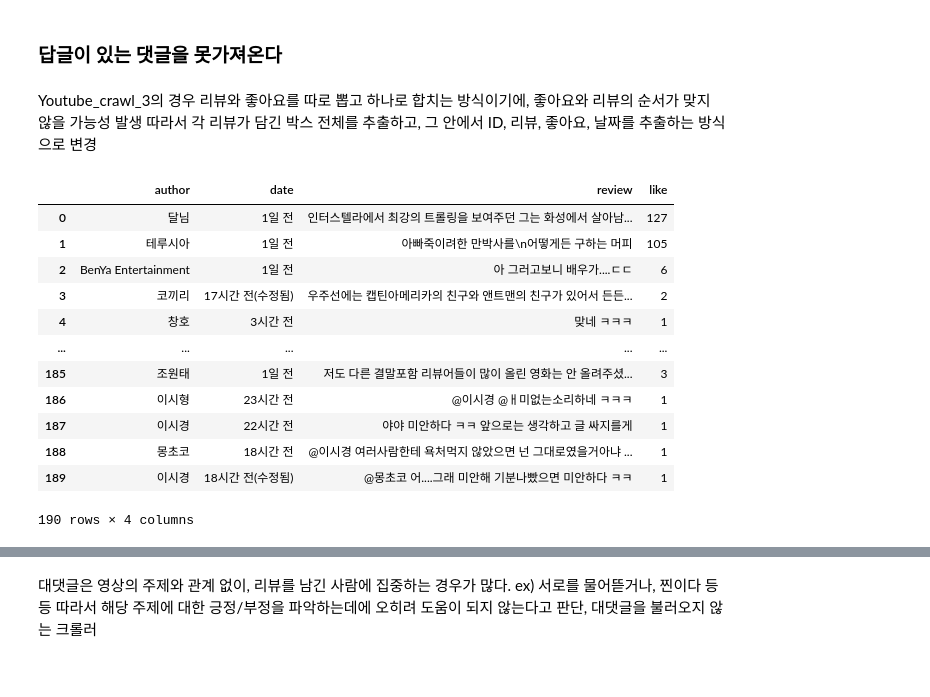
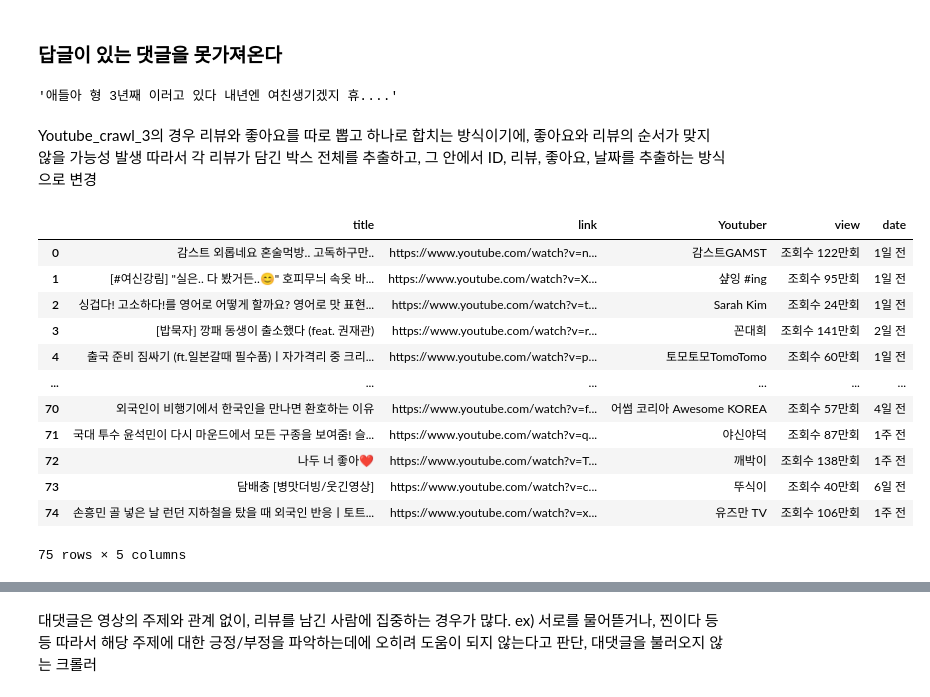
Before and after one commit to subeomsp/TIL_2, a Jupyter notebook: 유튜브 크롤링/유튜브 리뷰 크롤링.ipynb, the cells around one changed output, grey strips where cells are left out. Drawn from its saved outputs; the diff is of its cells as text; code cells hidden in the pictures.

```diff
--- a/유튜브 크롤링/유튜브 리뷰 크롤링.ipynb
+++ b/유튜브 크롤링/유튜브 리뷰 크롤링.ipynb
@@ -250,3 +252,7 @@ def Youtube_crawl_3(url):
+# %%
+test[0].text
+# %% [output]
+'애들아 형 3년째 이러고 있다 내년엔 여친생기겠지 휴....'
 # %% [markdown]
 Youtube_crawl_3의 경우 리뷰와 좋아요를 따로 뽑고 하나로 합치는 방식이기에, 좋아요와 리뷰의 순서가 맞지 않을 가능성 발생
 따라서 각 리뷰가 담긴 박스 전체를 추출하고, 그 안에서 ID, 리뷰, 좋아요, 날짜를 추출하는 방식으로 변경
@@ -339,19 +347,19 @@ def Youtube_crawl_4(url):
     print('time: {}'.format(end-start))
 
     return df
-# %%
-df = Youtube_crawl_4('https://www.youtube.com/watch?v=xwhhAkz-wFk')
-# %% [output]
-|  | author | date | review | like |
-| 0 | 달님 | 1일 전 | 인터스텔라에서 최강의 트롤링을 보여주던 그는 화성에서 살아남... | 127 |
-| 1 | 테루시아 | 1일 전 | 아빠죽이려한 만박사를\n어떻게든 구하는 머피 | 105 |
-| 2 | BenYa Entertainment | 1일 전 | 아 그러고보니 배우가....ㄷㄷ | 6 |
-| 3 | 코끼리 | 17시간 전(수정됨) | 우주선에는 캡틴아메리카의 친구와 앤트맨의 친구가 있어서 든든... | 2 |
-| 4 | 창호 | 3시간 전 | 맞네 ㅋㅋㅋ | 1 |
-| ... | ... | ... | ... | ... |
-| 185 | 조원태 | 1일 전 | 저도 다른 결말포함 리뷰어들이 많이 올린 영화는 안 올려주셨... | 3 |
-| 186 | 이시형 | 23시간 전 | @이시경 @ㅐ미없는소리하네 ㅋㅋㅋ | 1 |
-| 187 | 이시경 | 22시간 전 | 야야 미안하다 ㅋㅋ 앞으로는 생각하고 글 싸지를게 | 1 |
-| 188 | 몽초코 | 18시간 전 | @이시경 여러사람한테 욕처먹지 않았으면 넌 그대로였을거아냐 ... | 1 |
-| 189 | 이시경 | 18시간 전(수정됨) | @몽초코 어....그래 미안해 기분나빴으면 미안하다 ㅋㅋ | 1 |
-190 rows × 4 columns
+# %%
+df
+# %% [output]
+|  | title | link | Youtuber | view | date |
+| 0 | 감스트 외롭네요 혼술먹방.. 고독하구만.. | https://www.youtube.com/watch?v=n... | 감스트GAMST | 조회수 122만회 | 1일 전 |
+| 1 | [#여신강림] "실은.. 다 봤거든..😊" 호피무늬 속옷 바... | https://www.youtube.com/watch?v=X... | 샾잉 #ing | 조회수 95만회 | 1일 전 |
+| 2 | 싱겁다! 고소하다!를 영어로 어떻게 할까요? 영어로 맛 표현... | https://www.youtube.com/watch?v=t... | Sarah Kim | 조회수 24만회 | 1일 전 |
+| 3 | [밥묵자] 깡패 동생이 출소했다 (feat. 권재관) | https://www.youtube.com/watch?v=r... | 꼰대희 | 조회수 141만회 | 2일 전 |
+| 4 | 출국 준비 짐싸기 (ft.일본갈때 필수품)ㅣ자가격리 중 크리... | https://www.youtube.com/watch?v=p... | 토모토모TomoTomo | 조회수 60만회 | 1일 전 |
+| ... | ... | ... | ... | ... | ... |
+| 70 | 외국인이 비행기에서 한국인을 만나면 환호하는 이유 | https://www.youtube.com/watch?v=f... | 어썸 코리아 Awesome KOREA | 조회수 57만회 | 4일 전 |
+| 71 | 국대 투수 윤석민이 다시 마운드에서 모든 구종을 보여줌! 슬... | https://www.youtube.com/watch?v=q... | 야신야덕 | 조회수 87만회 | 1주 전 |
+| 72 | 나두 너 좋아❤️ | https://www.youtube.com/watch?v=T... | 깨박이 | 조회수 138만회 | 1주 전 |
+| 73 | 담배충 [병맛더빙/웃긴영상] | https://www.youtube.com/watch?v=c... | 뚜식이 | 조회수 40만회 | 6일 전 |
+| 74 | 손흥민 골 넣은 날 런던 지하철을 탔을 때 외국인 반응ㅣ토트... | https://www.youtube.com/watch?v=x... | 유즈만 TV | 조회수 106만회 | 1주 전 |
+75 rows × 5 columns
```
Also changed, not shown: parts of 19 cells of this notebook.
